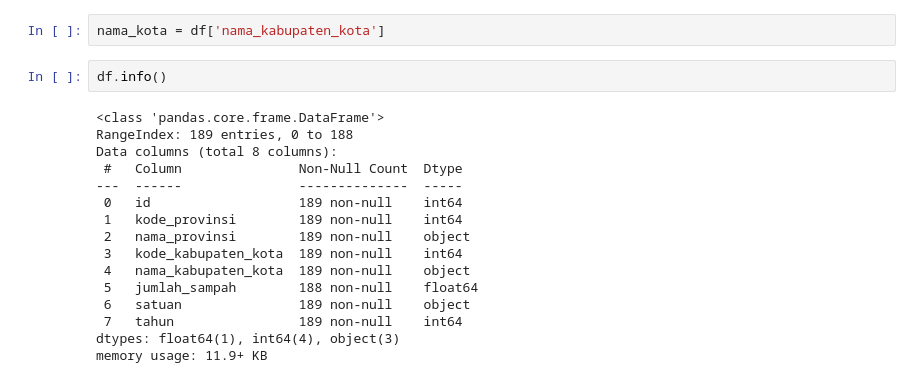
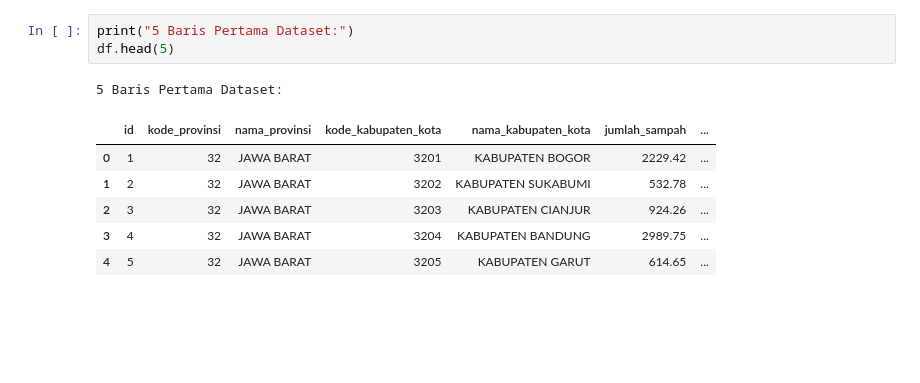
Before and after one commit to qwinza/data-sampah-analysis, a Jupyter notebook: index.ipynb, the cells around one changed output. Cells and saved outputs as stored; diff of their text form; blank space fills up the shorter version.

```diff
--- a/index.ipynb
+++ b/index.ipynb
@@ -21,20 +6,11 @@ df.head(100)
-# %%
-nama_kota = df['nama_kabupaten_kota']
-# %%
-df.info()
-# %% [output]
-<class 'pandas.core.frame.DataFrame'>
-RangeIndex: 189 entries, 0 to 188
-Data columns (total 8 columns):
- #   Column               Non-Null Count  Dtype
----  ------               --------------  -----
- 0   id                   189 non-null    int64
- 1   kode_provinsi        189 non-null    int64
- 2   nama_provinsi        189 non-null    object
- 3   kode_kabupaten_kota  189 non-null    int64
- 4   nama_kabupaten_kota  189 non-null    object
- 5   jumlah_sampah        188 non-null    float64
- 6   satuan               189 non-null    object
- 7   tahun                189 non-null    int64
-dtypes: float64(1), int64(4), object(3)
-memory usage: 11.9+ KB
+# %%
+print("5 Baris Pertama Dataset:")
+df.head(5)
+# %% [output]
+5 Baris Pertama Dataset:
+|  | id | kode_provinsi | nama_provinsi | kode_kabupaten_kota | nama_kabupaten_kota | jumlah_sampah | ... |
+| 0 | 1 | 32 | JAWA BARAT | 3201 | KABUPATEN BOGOR | 2229.42 | ... |
+| 1 | 2 | 32 | JAWA BARAT | 3202 | KABUPATEN SUKABUMI | 532.78 | ... |
+| 2 | 3 | 32 | JAWA BARAT | 3203 | KABUPATEN CIANJUR | 924.26 | ... |
+| 3 | 4 | 32 | JAWA BARAT | 3204 | KABUPATEN BANDUNG | 2989.75 | ... |
+| 4 | 5 | 32 | JAWA BARAT | 3205 | KABUPATEN GARUT | 614.65 | ... |
```
Also changed, not shown: parts of 12 cells of this notebook.
